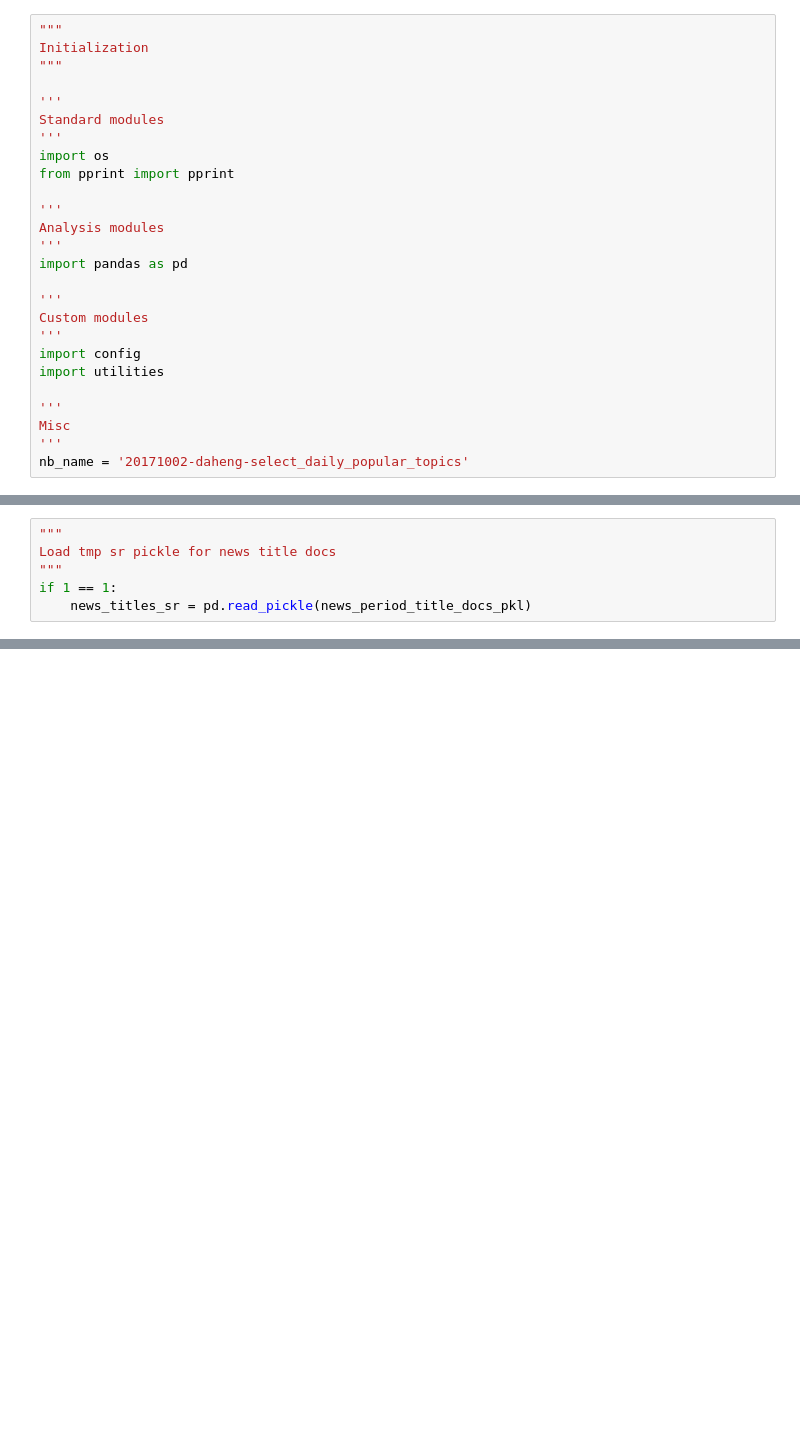
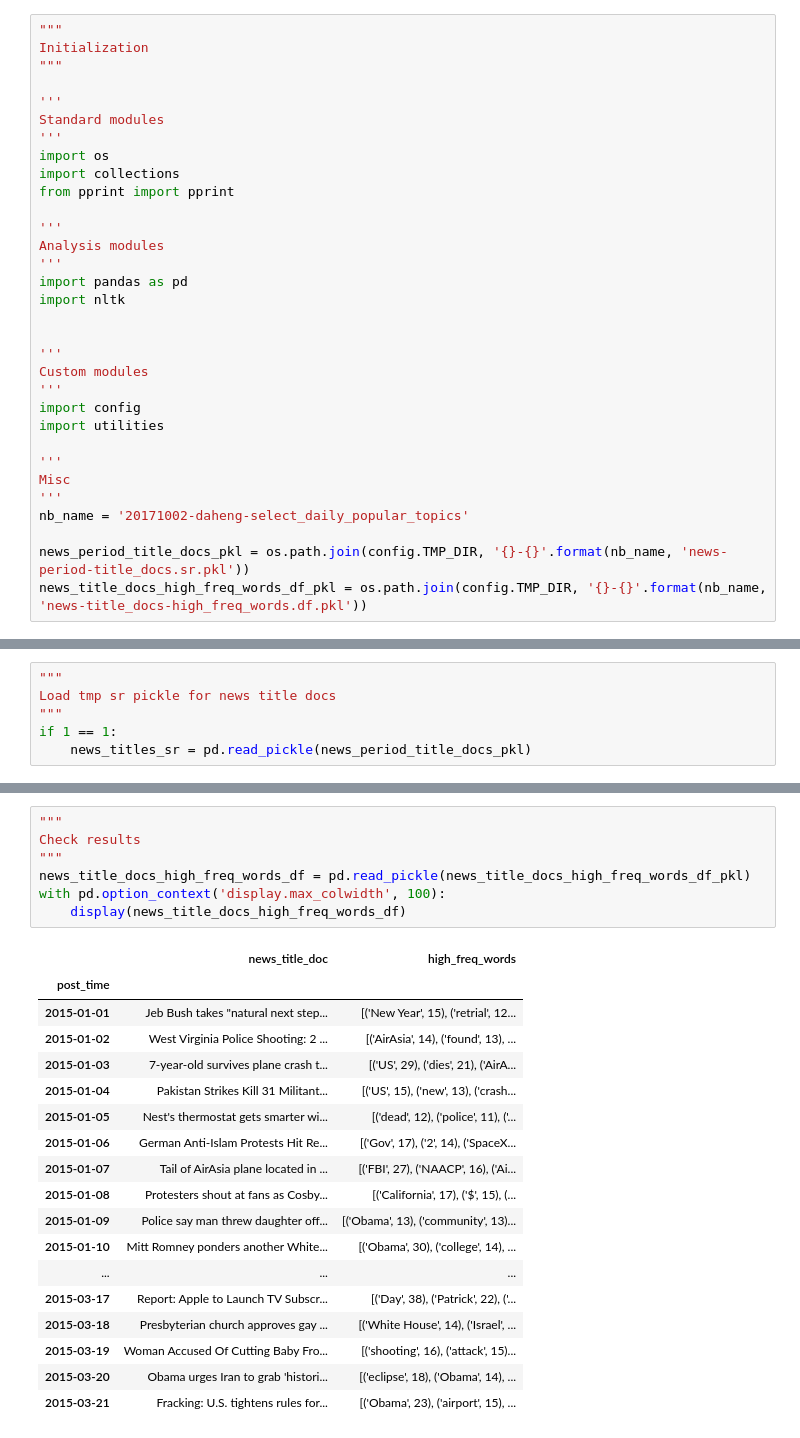
Before and after one commit to dahengwang0705/cross_media_affect_analysis, a Jupyter notebook: develop/20171002-daheng-select_daily_popular_topics.ipynb, the cells around one changed output, grey strips where cells are left out. Cells and saved outputs as stored; diff of their text form; blank space fills up the shorter version.

Commit message:
finish news title docs high freq words

```diff
--- a/develop/20171002-daheng-select_daily_popular_topics.ipynb
+++ b/develop/20171002-daheng-select_daily_popular_topics.ipynb
@@ -17,12 +16,15 @@ Initialization
 Standard modules
 '''
 import os
+import collections
 from pprint import pprint
 
 '''
 Analysis modules
 '''
 import pandas as pd
+import nltk
+
 
 '''
 Custom modules
@@ -34,6 +36,9 @@ import utilities
 Misc
 '''
 nb_name = '20171002-daheng-select_daily_popular_topics'
+
+news_period_title_docs_pkl = os.path.join(config.TMP_DIR, '{}-{}'.format(nb_name, 'news-period-title_docs.sr.pkl'))
+news_title_docs_high_freq_words_df_pkl = os.path.join(config.TMP_DIR, '{}-{}'.format(nb_name, 'news-title_docs-high_freq_words.df.pkl'))
 # %% [markdown]
 ## Build news title docs for each day
 # %%
@@ -132,0 +255,26 @@ if 1 == 1:
+# %%
+"""
+Check results
+"""
+news_title_docs_high_freq_words_df = pd.read_pickle(news_title_docs_high_freq_words_df_pkl)
+with pd.option_context('display.max_colwidth', 100):
+    display(news_title_docs_high_freq_words_df)
+# %% [output]
+|  | news_title_doc | high_freq_words |
+| post_time |  |  |
+| 2015-01-01 | Jeb Bush takes "natural next step... | [('New Year', 15), ('retrial', 12... |
+| 2015-01-02 | West Virginia Police Shooting: 2 ... | [('AirAsia', 14), ('found', 13), ... |
+| 2015-01-03 | 7-year-old survives plane crash t... | [('US', 29), ('dies', 21), ('AirA... |
+| 2015-01-04 | Pakistan Strikes Kill 31 Militant... | [('US', 15), ('new', 13), ('crash... |
+| 2015-01-05 | Nest's thermostat gets smarter wi... | [('dead', 12), ('police', 11), ('... |
+| 2015-01-06 | German Anti-Islam Protests Hit Re... | [('Gov', 17), ('2', 14), ('SpaceX... |
+| 2015-01-07 | Tail of AirAsia plane located in ... | [('FBI', 27), ('NAACP', 16), ('Ai... |
+| 2015-01-08 | Protesters shout at fans as Cosby... | [('California', 17), ('$', 15), (... |
+| 2015-01-09 | Police say man threw daughter off... | [('Obama', 13), ('community', 13)... |
+| 2015-01-10 | Mitt Romney ponders another White... | [('Obama', 30), ('college', 14), ... |
+| ... | ... | ... |
+| 2015-03-17 | Report: Apple to Launch TV Subscr... | [('Day', 38), ('Patrick', 22), ('... |
+| 2015-03-18 | Presbyterian church approves gay ... | [('White House', 14), ('Israel', ... |
+| 2015-03-19 | Woman Accused Of Cutting Baby Fro... | [('shooting', 16), ('attack', 15)... |
+| 2015-03-20 | Obama urges Iran to grab 'histori... | [('eclipse', 18), ('Obama', 14), ... |
+| 2015-03-21 | Fracking: U.S. tightens rules for... | [('Obama', 23), ('airport', 15), ... |
```
Also changed, not shown: parts of 13 cells of this notebook.
